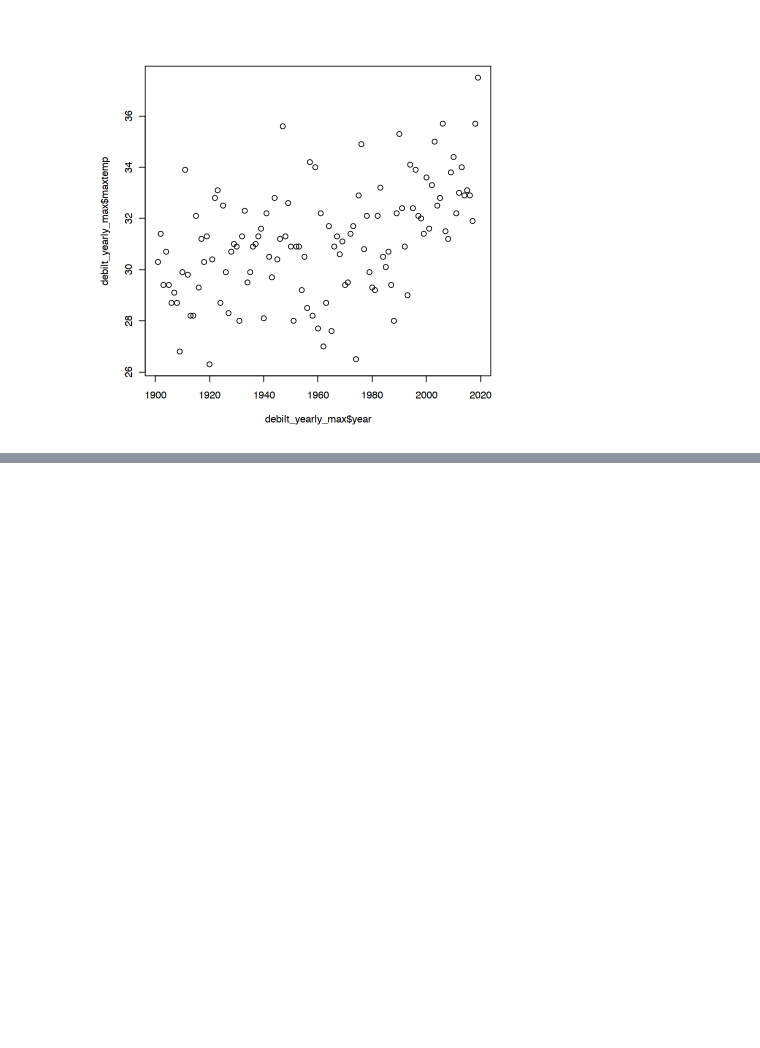
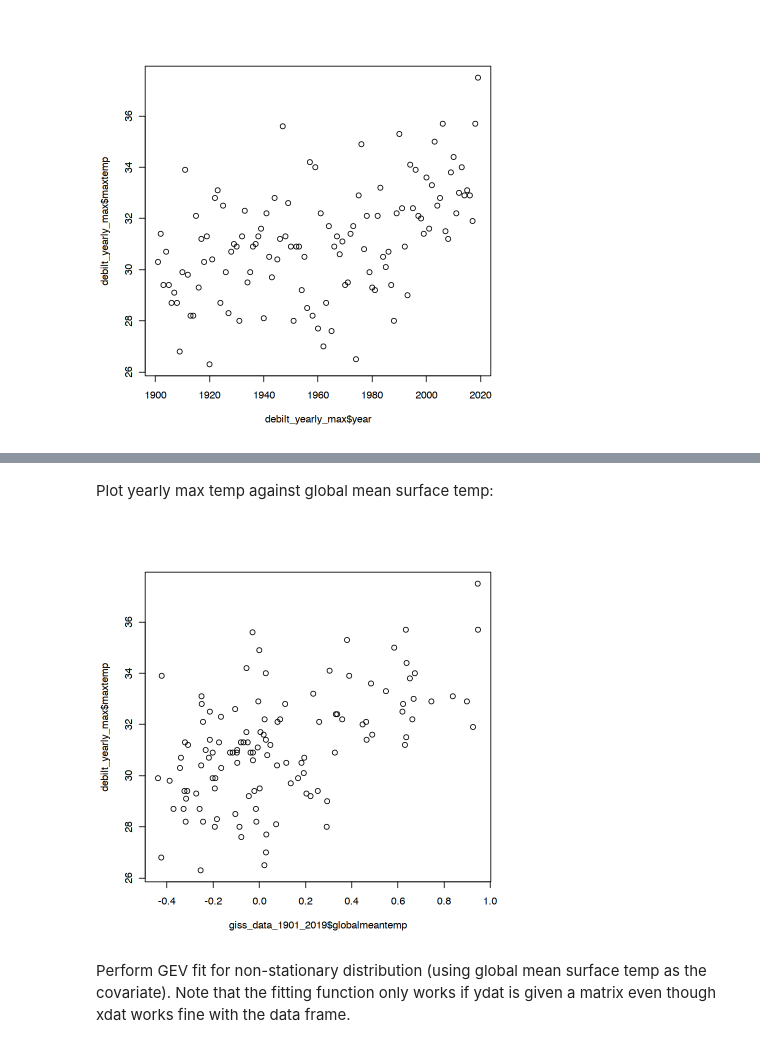
Before and after one commit to C3S-attribution-service/ToolsTesting, a Jupyter notebook: fit_gev.ipynb, the cells around one changed output, grey strips where cells are left out. Saved outputs shown, nothing was run; the diff lists cells and outputs as text; code cells hidden in the pictures; blank space fills up the shorter version.

```diff
--- a/fit_gev.ipynb
+++ b/fit_gev.ipynb
@@ -103,0 +74,9 @@ shape = out$mle[3]
+# %% [markdown]
+Plot yearly max temp against global mean surface temp:
+# %%
+plot(giss_data_1901_2019$globalmeantemp, debilt_yearly_max$maxtemp)
+# %% [output]
+[figure, added]
+# %% [markdown]
+Perform GEV fit for non-stationary distribution (using global mean surface temp as the covariate).
+Note that the fitting function only works if ydat is given a matrix even though xdat works fine with the data frame.
```
Also changed, not shown: parts of 12 cells of this notebook.
